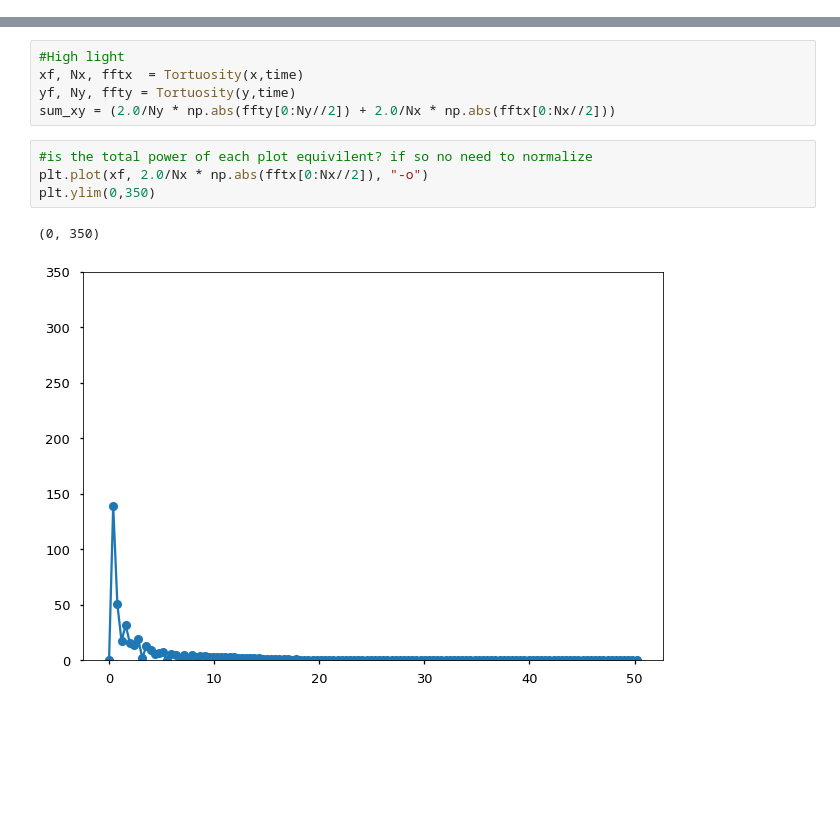
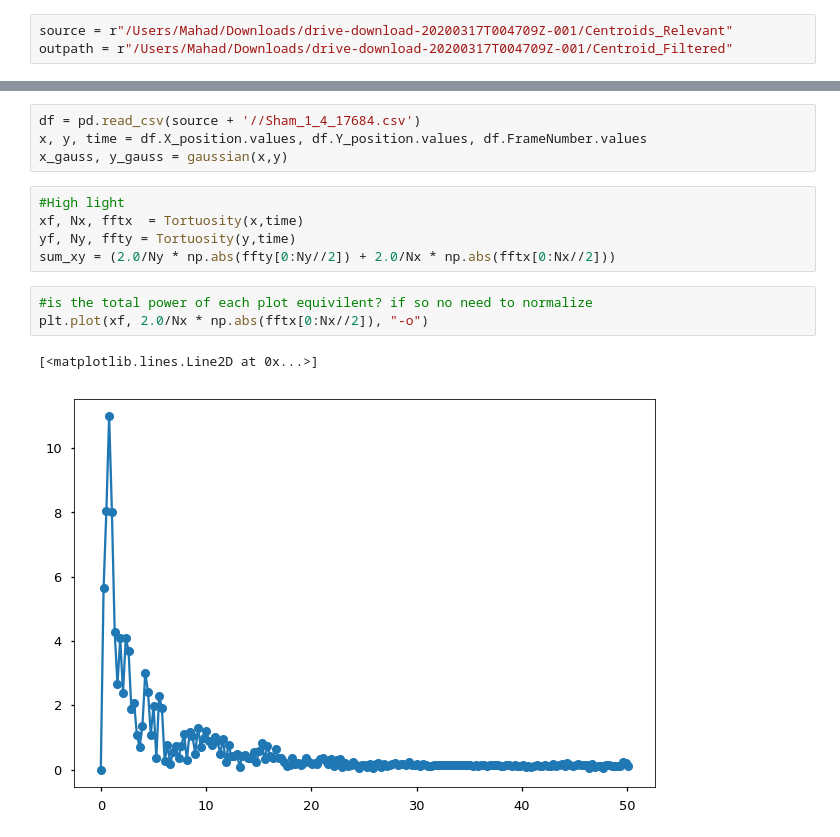
Before and after one commit to itsMahad/MothAbdominalRestriction, a Jupyter notebook: A_Step2_Tortuosity_Data.ipynb, the cells around one changed output, grey strips where cells are left out. Saved outputs shown, nothing was run; the diff lists cells and outputs as text; blank space fills up the shorter version.

Commit message:
Update 3/16: Gaussian Filter
This update includes the addition of a gaussian filter to remove 25 Hz noise. It also includes the removal of NaN chunking.

```diff
--- a/A_Step2_Tortuosity_Data.ipynb
+++ b/A_Step2_Tortuosity_Data.ipynb
@@ -52,0 +10,3 @@ def removeNaN(df):
+# %%
+source = r"/Users/Mahad/Downloads/drive-download-20200317T004709Z-001/Centroids_Relevant"
+outpath = r"/Users/Mahad/Downloads/drive-download-20200317T004709Z-001/Centroid_Filtered"
@@ -76,3 +39,7 @@ x,y, time = removeNaN(df)
+# %%
+df = pd.read_csv(source + '//Sham_1_4_17684.csv')
+x, y, time = df.X_position.values, df.Y_position.values, df.FrameNumber.values
+x_gauss, y_gauss = gaussian(x,y)
 # %%
 #High light
 xf, Nx, fftx  = Tortuosity(x,time)
@@ -81,9 +48,8 @@ sum_xy = (2.0/Ny * np.abs(ffty[0:Ny//2]) + 2.0/Nx * np.abs(fftx[0:Nx//2]))
 # %%
 #is the total power of each plot equivilent? if so no need to normalize
 plt.plot(xf, 2.0/Nx * np.abs(fftx[0:Nx//2]), "-o")
-plt.ylim(0,350)
 # %% [output]
-(0, 350)
+[<matplotlib.lines.Line2D at 0x...>]
-[figure, old version]
+[figure, new version]
 # %%
 plt.plot(yf, 2.0/Ny * np.abs(ffty[0:Ny//2]), "-o")
```
Also changed, not shown: parts of 8 cells of this notebook.
